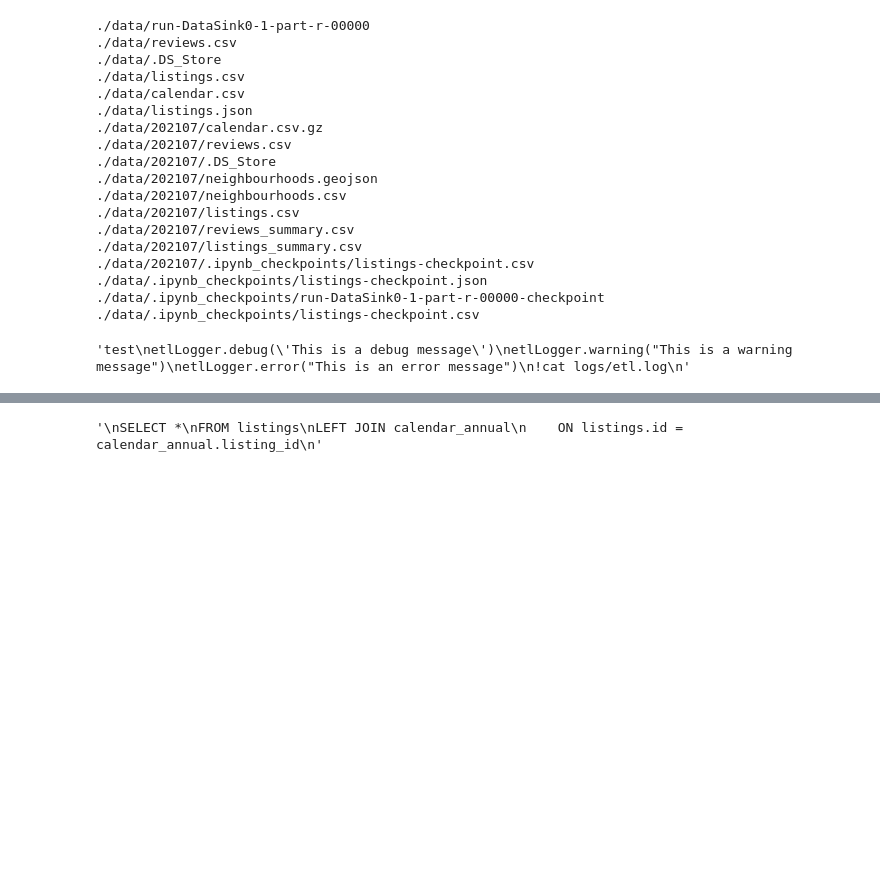
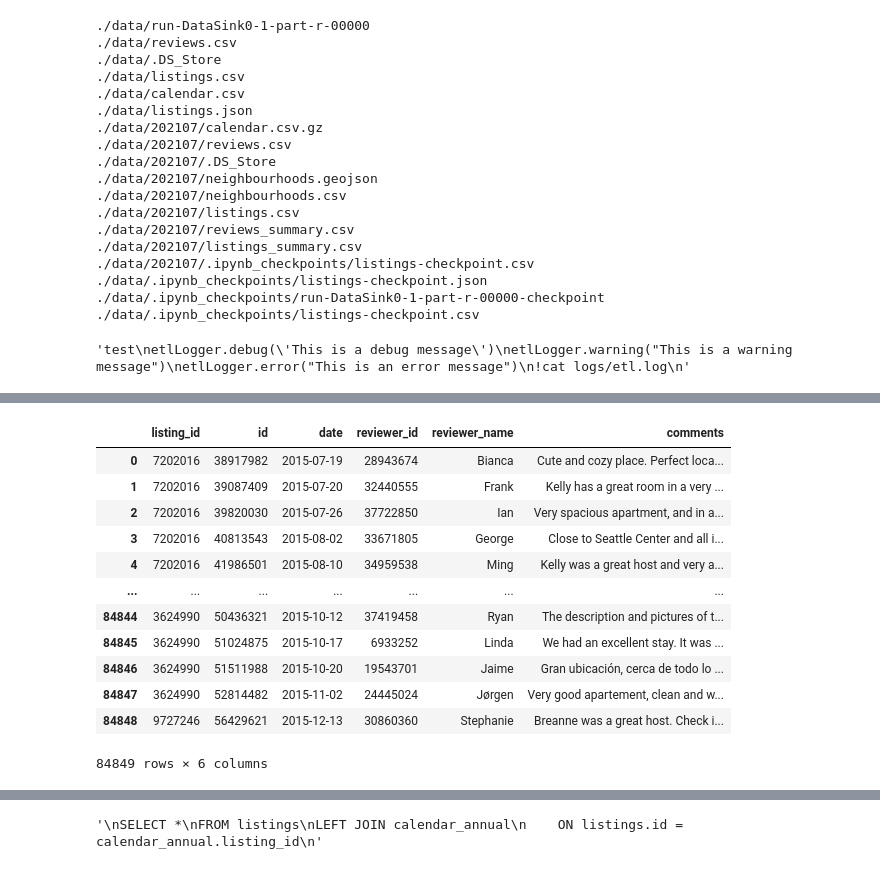
Before and after one commit to ZacksAmber/Kaggle-Seattle-Airbnb, a Jupyter notebook: Untitled.ipynb, the cells around one changed output, grey strips where cells are left out. Saved outputs shown, nothing was run; the diff lists cells and outputs as text; code cells hidden in the pictures; blank space fills up the shorter version.

```diff
--- a/Untitled.ipynb
+++ b/Untitled.ipynb
@@ -256,0 +539,16 @@ calendar = avg_price(period=30, today=(2017, 1, 1))
+# %%
+review
+# %% [output]
+|  | listing_id | id | date | reviewer_id | reviewer_name | comments |
+| 0 | 7202016 | 38917982 | 2015-07-19 | 28943674 | Bianca | Cute and cozy place. Perfect loca... |
+| 1 | 7202016 | 39087409 | 2015-07-20 | 32440555 | Frank | Kelly has a great room in a very ... |
+| 2 | 7202016 | 39820030 | 2015-07-26 | 37722850 | Ian | Very spacious apartment, and in a... |
+| 3 | 7202016 | 40813543 | 2015-08-02 | 33671805 | George | Close to Seattle Center and all i... |
+| 4 | 7202016 | 41986501 | 2015-08-10 | 34959538 | Ming | Kelly was a great host and very a... |
+| ... | ... | ... | ... | ... | ... | ... |
+| 84844 | 3624990 | 50436321 | 2015-10-12 | 37419458 | Ryan | The description and pictures of t... |
+| 84845 | 3624990 | 51024875 | 2015-10-17 | 6933252 | Linda | We had an excellent stay. It was ... |
+| 84846 | 3624990 | 51511988 | 2015-10-20 | 19543701 | Jaime | Gran ubicación, cerca de todo lo ... |
+| 84847 | 3624990 | 52814482 | 2015-11-02 | 24445024 | Jørgen | Very good apartement, clean and w... |
+| 84848 | 9727246 | 56429621 | 2015-12-13 | 30860360 | Stephanie | Breanne was a great host. Check i... |
+84849 rows × 6 columns
```
Also changed, not shown: parts of 36 cells of this notebook.
